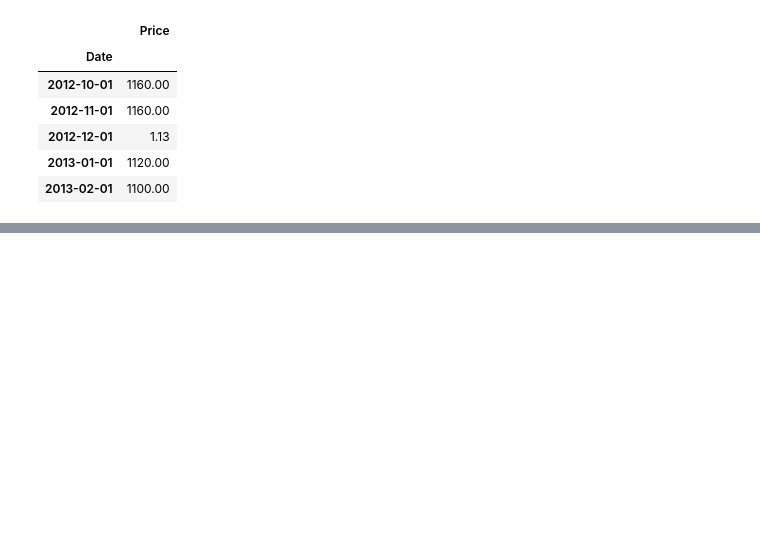
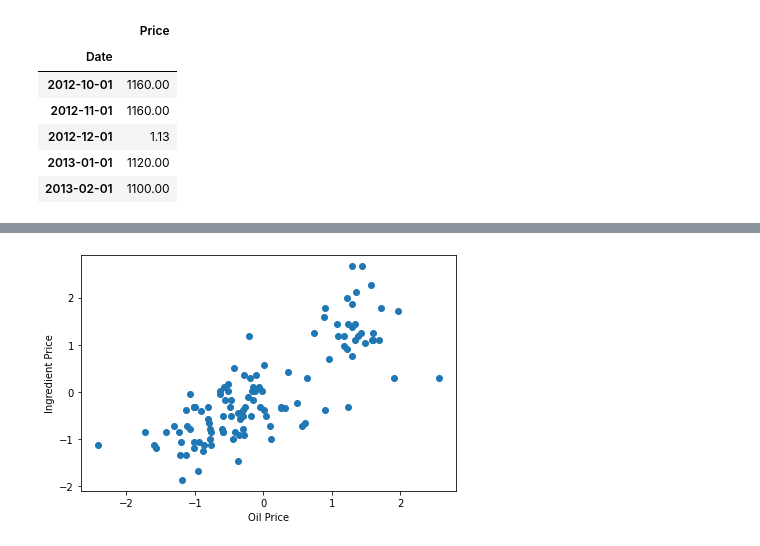
Before and after one commit to ievazzade/ML_Projects, a Jupyter notebook: IFF_DS_CaseStudy/IFF Data Science Case Study/IFF_DS_CaseStudy_Final.ipynb, the cells around one changed output, grey strips where cells are left out. Drawn from its saved outputs; the diff is of its cells as text; code cells hidden in the pictures; blank space fills up the shorter version.

```diff
--- a/IFF_DS_CaseStudy/IFF Data Science Case Study/IFF_DS_CaseStudy_Final.ipynb
+++ b/IFF_DS_CaseStudy/IFF Data Science Case Study/IFF_DS_CaseStudy_Final.ipynb
@@ -137,3 +137,11 @@ ingredient['2012-10':'2013-2']
 | 2013-02-01 | 1100.00 |
 # %%
 ingredient.loc['2012-12-1']['Price'] = 1130.00
+# %%
+o_d = pd.DataFrame()
+i_d = pd.DataFrame()
+o_d['oil'] = oil.asfreq('D')
+i_d['ingredient'] = ingredient.asfreq('D')
+o_d = pd.concat([o_d, i_d], axis = 1)
+o_d.dropna(axis=0, inplace=True)
+o_d
@@ -139,0 +163,9 @@ ingredient.loc['2012-12-1']['Price'] = 1130.00
+# %%
+o_d.sort_values('oil', inplace=True)
+plt.scatter((o_d['oil']-np.mean(o_d['oil']))/np.std(o_d['oil']), (o_d['ingredient']-np.mean(o_d['ingredient']))/np.std(o_d['ingredient']))
+plt.xlabel('Oil Price')
+plt.ylabel('Ingredient Price')
+plt.tight_layout()
+plt.show()
+# %% [output]
+[figure, added]
```
Also changed, not shown: parts of 3 cells of this notebook, 6 other files.
